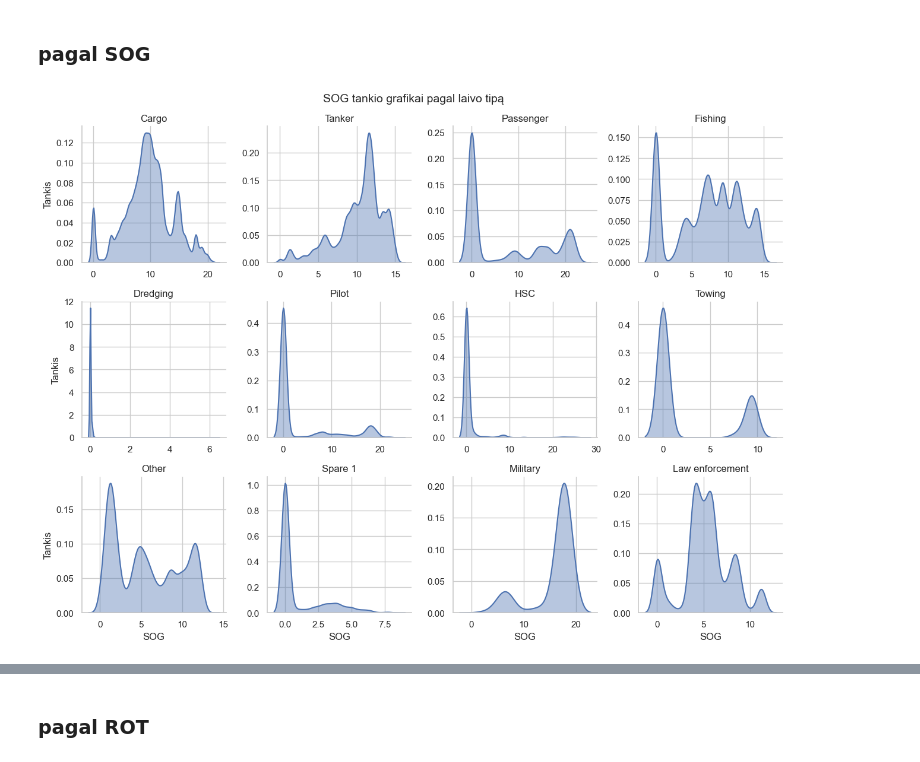
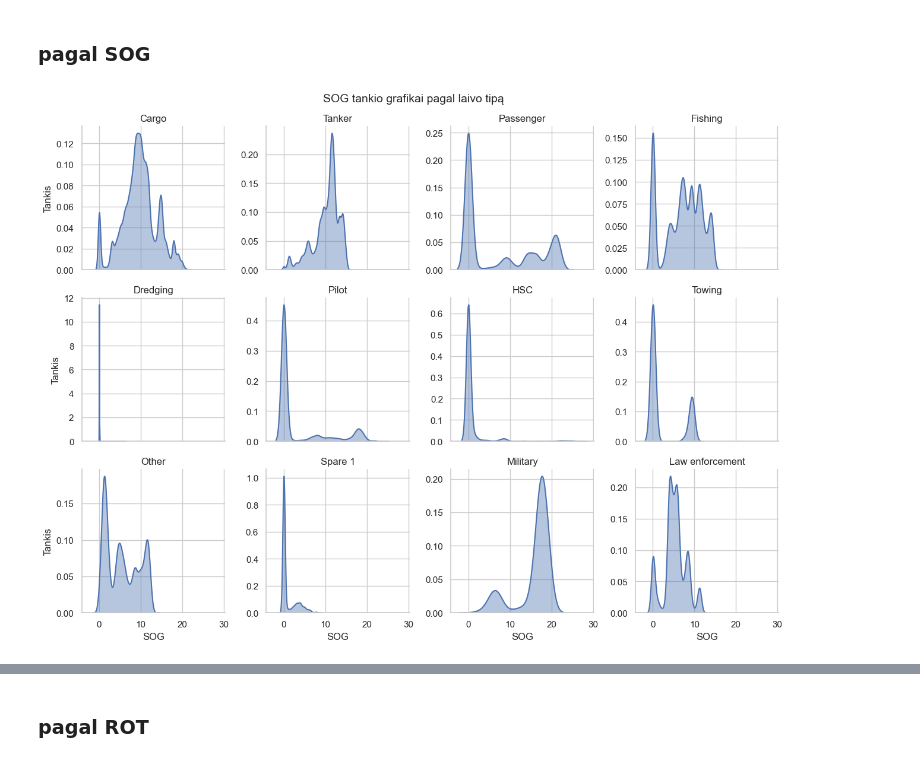
Before and after one commit to lukasjanusauskas/ais-duomenu-vizualizavimas, a Jupyter notebook: 1Lab.ipynb, the cells around one changed output, grey strips where cells are left out. Saved outputs shown, nothing was run; the diff lists cells and outputs as text; code cells hidden in the pictures.

```diff
--- a/1Lab.ipynb
+++ b/1Lab.ipynb
@@ -475,32 +482,32 @@ import matplotlib.pyplot as plt
 dfp = df_filtered.dropna(subset=["Ship type", "SOG"]).copy()
 dfp["Ship type"] = dfp["Ship type"].astype(str).str.strip()
 
 sns.set_theme(style="whitegrid")
 
 g = sns.FacetGrid(
     dfp,
     col="Ship type",
     col_wrap=4,
     height=3.2,
-    sharex=False,   # kiekvienas turi savo X mastelį
+    sharex=True,   # kiekvienas turi savo X mastelį
     sharey=False    # kiekvienas turi savo Y mastelį
 )
 
 g.map_dataframe(
     sns.kdeplot,
     x="SOG",
     fill=True,
     alpha=0.4,
     linewidth=1.5
 )
 
 g.set_titles("{col_name}")
 g.set_axis_labels("SOG", "Tankis")
 
 plt.subplots_adjust(top=0.90)
 g.fig.suptitle("SOG tankio grafikai pagal laivo tipą", fontsize=14)
 
 plt.tight_layout()
 plt.show()
 # %% [output]
-[figure, old version]
+[figure, new version]
```
Also changed, not shown: parts of 17 cells of this notebook, 1 other file.
